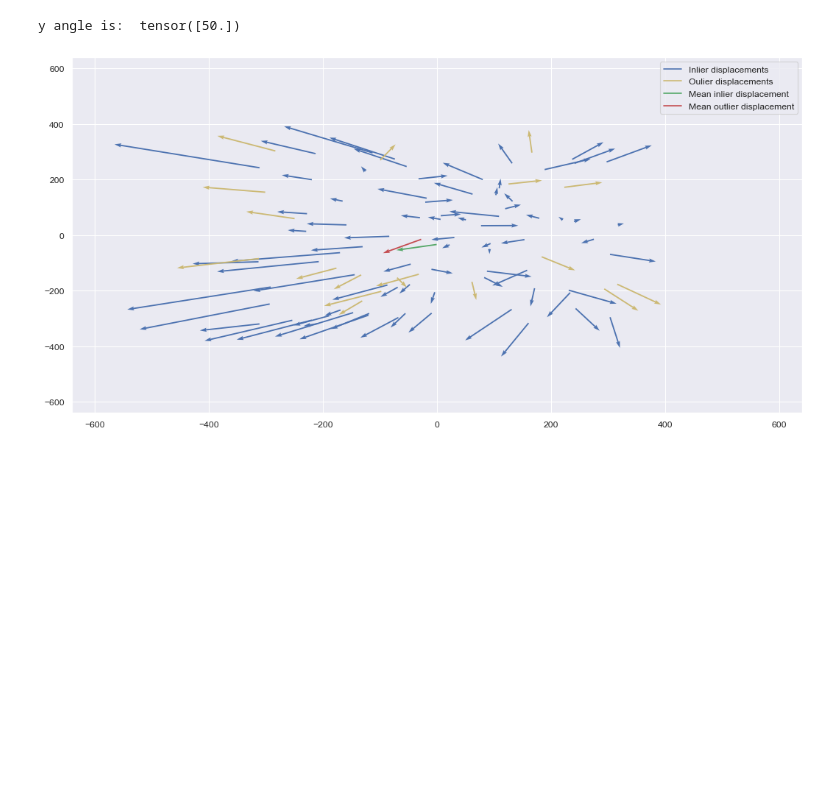
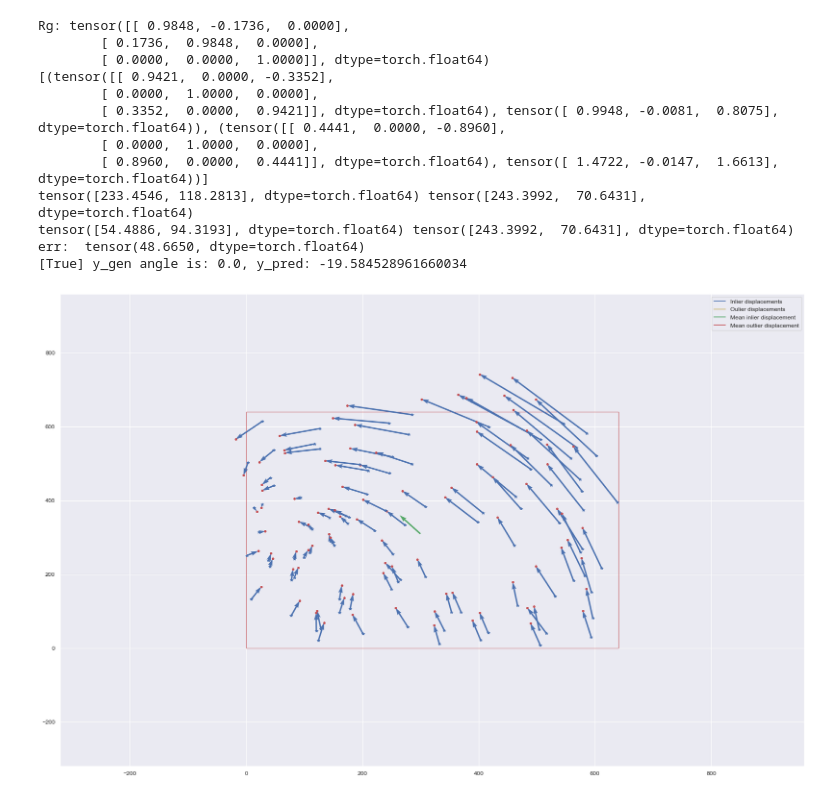
Before and after one commit to bohdanhlovatskyi/pose_estimation, a Jupyter notebook: Solver.ipynb, the cells around one changed output. Saved outputs shown, nothing was run; the diff lists cells and outputs as text; code cells hidden in the pictures; blank space fills up the shorter version.

```diff
--- a/Solver.ipynb
+++ b/Solver.ipynb
@@ -233,6 +356,8 @@ def get_displacements(n: int = 52, dev: tuple[float, float] = (0, 0)):
 #     except Exception as ex:
 #         print(ex)
 # %%
+import matplotlib.patches as patches
+
 def plot_displacements(gt, proj, inlier_disp, conf):
     assert len(gt) == len(proj)
     assert len(gt)//2 == len(inlier_disp)
@@ -246,19 +371,27 @@ def plot_displacements(gt, proj, inlier_disp, conf):
         else:
             bad_idcs.append(i)
 
-    X = np.array([float(elm[0]) - conf.img_width // 2 for elm in gt])
-    Y = np.array([float(elm[1]) - conf.img_height // 2 for elm in gt])
-    U = np.array([X[idx] + conf.img_width // 2 - float(elm[0]) for idx, elm in enumerate(proj)])
-    V = np.array([Y[idx] + conf.img_height // 2 - float(elm[1]) for idx, elm in enumerate(proj)])
+    X = np.array([float(elm[0]) for elm in gt])
+    Y = np.array([float(elm[1]) for elm in gt])
+    U = np.array([float(elm[0]) - X[idx] for idx, elm in enumerate(proj)])
+    V = np.array([float(elm[1]) - Y[idx] for idx, elm in enumerate(proj)])
 
-    fig, axes = plt.subplots(nrows=1, ncols=1, figsize=(16, 8), dpi=80)
+    fig, axes = plt.subplots(nrows=1, ncols=1, figsize=(25, 16), dpi=80)
+    axes.plot(U + X, V + Y, marker='.', color='r', linestyle='none', markersize=7)
+    axes.plot(X, Y, marker='*', color='b', linestyle='none', markersize=5)
+
+    rect = patches.Rectangle((0, 0), conf.img_width, conf.img_height, linewidth=1, edgecolor='r', facecolor='none')
+    axes.add_patch(rect)
+
     axes.quiver(X[good_idcs], Y[good_idcs], U[good_idcs], V[good_idcs],
                            color='b',
                            units='xy',
                            angles='xy',
                            scale_units='xy',
                            width=3,
+                           scale=1,
                           )
+
 
     axes.quiver(X[bad_idcs], Y[bad_idcs], U[bad_idcs], V[bad_idcs],
                            color='y',
@@ -266,6 +399,7 @@ def plot_displacements(gt, proj, inlier_disp, conf):
                            angles='xy',
                            scale_units='xy',
                            width=3,
+                           scale=1,
                           )
 
     axes.quiver(np.mean(X[good_idcs]), np.mean(Y[good_idcs]), np.mean(U[good_idcs]), np.mean(V[good_idcs]),
@@ -274,6 +408,7 @@ def plot_displacements(gt, proj, inlier_disp, conf):
                            angles='xy',
                            scale_units='xy',
                            width=3,
+                           scale=1,
                           )
 
     axes.quiver(np.mean(X[bad_idcs]), np.mean(Y[bad_idcs]), np.mean(U[bad_idcs]), np.mean(V[bad_idcs]),
@@ -282,6 +417,7 @@ def plot_displacements(gt, proj, inlier_disp, conf):
                            angles='xy',
                            scale_units='xy',
                            width=3,
+                           scale=1,
                           )
 
     bh, _ = axes.plot([], [], [], color="b", label="Inlier displacements")
@@ -290,14 +426,25 @@ def plot_displacements(gt, proj, inlier_disp, conf):
     rh, _ = axes.plot([], [], [], color="r", label="Mean outlier displacement")
 
     plt.legend(handles=[bh, yh, gh, rh])
-    axes.set_xlim(-conf.img_width, conf.img_width)
-    axes.set_ylim(-conf.img_height, conf.img_height)
+    axes.set_xlim(-0.5 * conf.img_width, 1.5 * conf.img_width)
+    axes.set_ylim(-0.5 * conf.img_height, 1.5 * conf.img_height)
 
     plt.show()
-# %%
-gt, proj, disp, inlier_disp, y_angle, generated_from_inliers = get_displacements(100, (0, 0.1))
-print("y angle is: ", y_angle)
-plot_displacements(gt, proj, inlier_disp, conf)
-# %% [output]
-y angle is:  tensor([50.])
-[figure, removed]
+# %%
+gt, proj, disp, inlier_disp, y_gen, y_pred, generated_from_inliers = get_displacements(100, (0, 10), points_for_solver="min-dist")
+print(f"[{generated_from_inliers}] y_gen angle is: {y_gen}, y_pred: {y_pred}")
+plot_displacements(gt, proj, inlier_disp, conf)
+# %% [output]
+Rg: tensor([[ 0.9848, -0.1736,  0.0000],
+        [ 0.1736,  0.9848,  0.0000],
+        [ 0.0000,  0.0000,  1.0000]], dtype=torch.float64)
+[(tensor([[ 0.9421,  0.0000, -0.3352],
+        [ 0.0000,  1.0000,  0.0000],
+        [ 0.3352,  0.0000,  0.9421]], dtype=torch.float64), tensor([ 0.9948, -0.0081,  0.8075], dtype=torch.float64)), (tensor([[ 0.4441,  0.0000, -0.8960],
+        [ 0.0000,  1.0000,  0.0000],
+        [ 0.8960,  0.0000,  0.4441]], dtype=torch.float64), tensor([ 1.4722, -0.0147,  1.6613], dtype=torch.float64))]
+tensor([233.4546, 118.2813], dtype=torch.float64) tensor([243.3992,  70.6431], dtype=torch.float64)
+tensor([54.4886, 94.3193], dtype=torch.float64) tensor([243.3992,  70.6431], dtype=torch.float64)
+err:  tensor(48.6650, dtype=torch.float64)
+[True] y_gen angle is: 0.0, y_pred: -19.584528961660034
+[figure, added]
```
Also changed, not shown: parts of 27 cells of this notebook, 3 other files.
